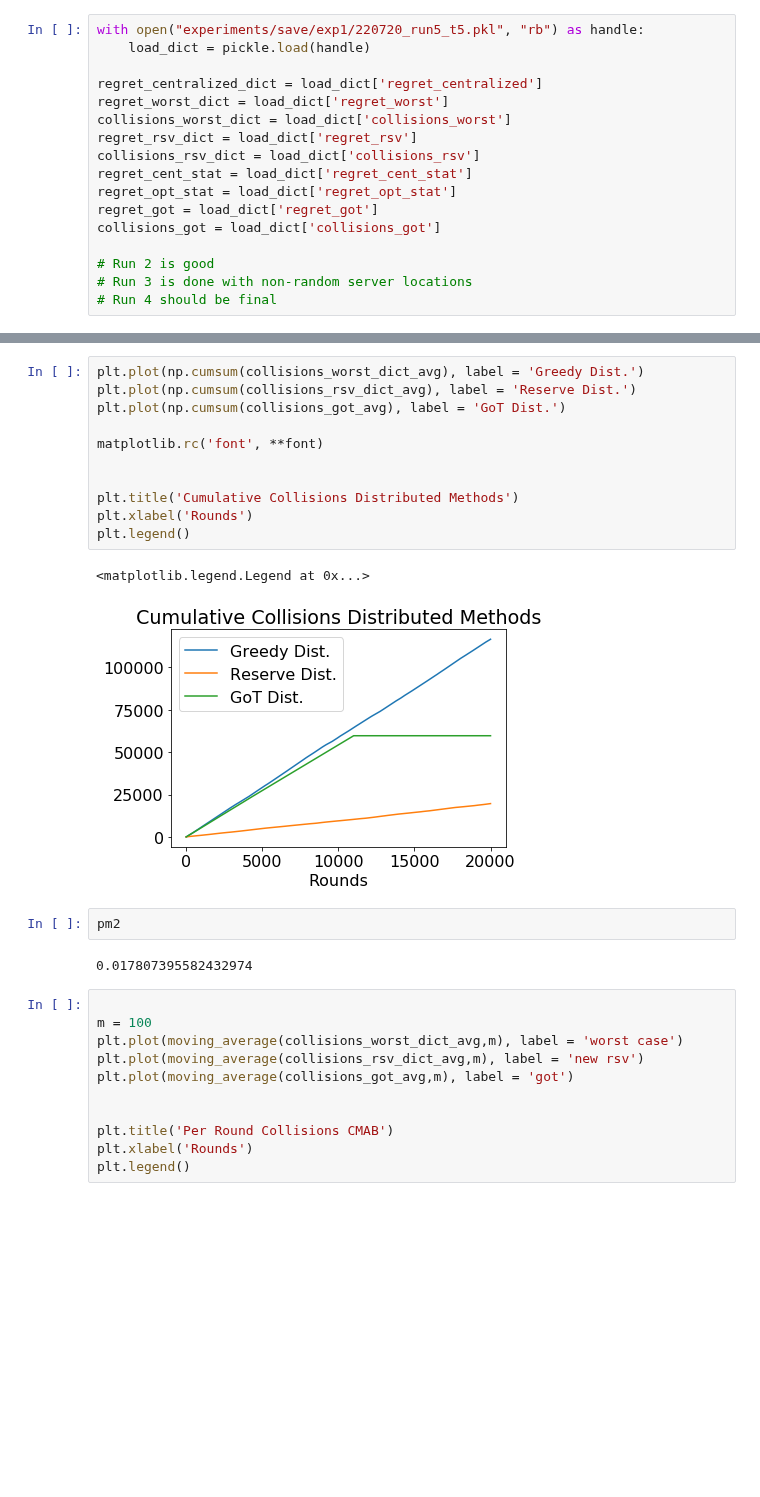
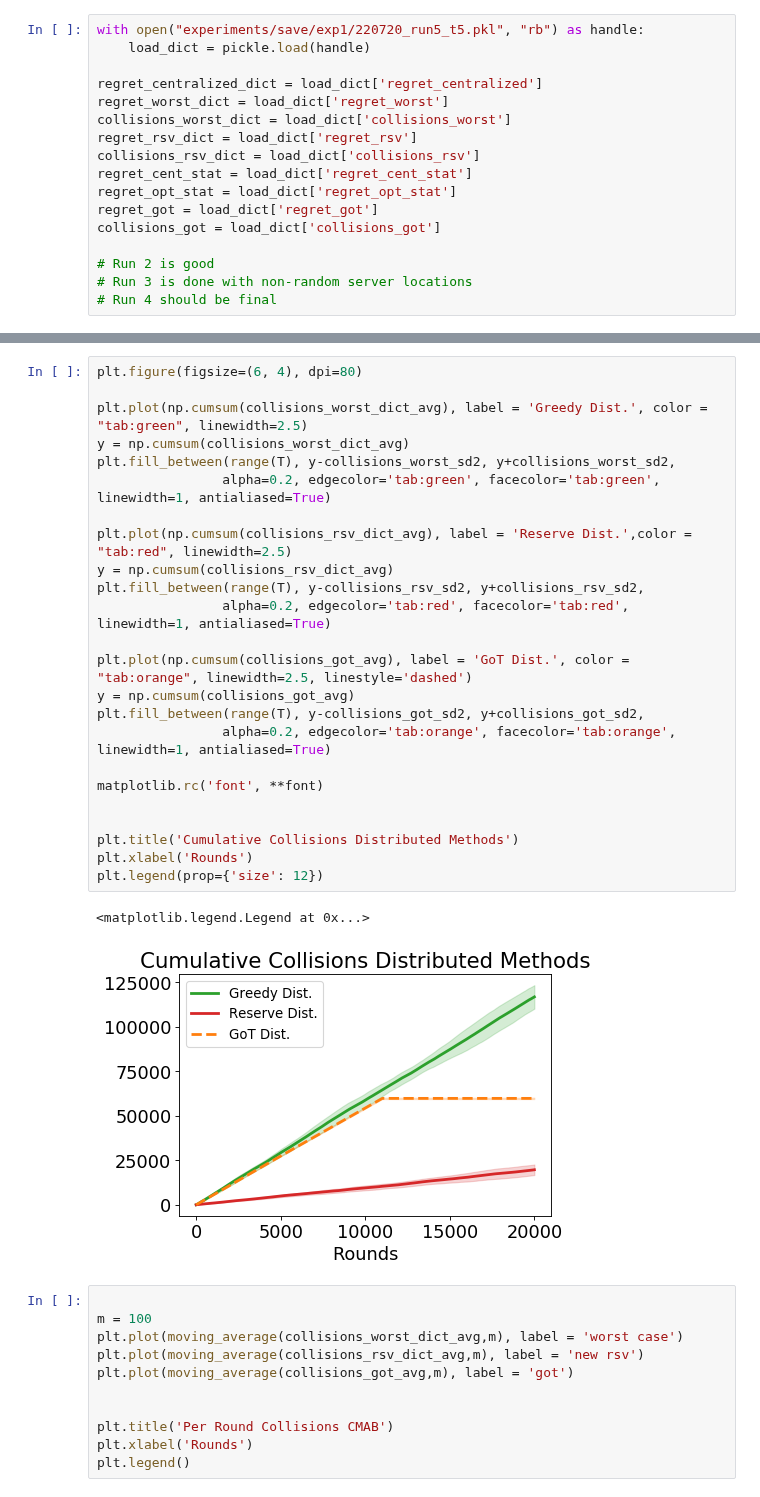
Before and after one commit to tj-kim/DistMEC, a Jupyter notebook: experiments/22_07_19 Exp1 Algorithm Comparison.ipynb, the cells around one changed output, grey strips where cells are left out. Drawn from its saved outputs; the diff is of its cells as text; blank space fills up the shorter version.

```diff
--- a/experiments/22_07_19 Exp1 Algorithm Comparison.ipynb
+++ b/experiments/22_07_19 Exp1 Algorithm Comparison.ipynb
@@ -325,21 +391,30 @@ findfont: Font family ['normal'] not found. Falling back to DejaVu Sans.
-# %%
-plt.plot(np.cumsum(collisions_worst_dict_avg), label = 'Greedy Dist.')
-plt.plot(np.cumsum(collisions_rsv_dict_avg), label = 'Reserve Dist.')
-plt.plot(np.cumsum(collisions_got_avg), label = 'GoT Dist.')
-
-matplotlib.rc('font', **font)
-
-
-plt.title('Cumulative Collisions Distributed Methods')
-plt.xlabel('Rounds')
-plt.legend()
-# %% [output]
-<matplotlib.legend.Legend at 0x...>
-[figure, removed]
-# %%
-pm2
-# %% [output]
-0.017807395582432974
+# %%
+plt.figure(figsize=(6, 4), dpi=80)
+
+plt.plot(np.cumsum(collisions_worst_dict_avg), label = 'Greedy Dist.', color = "tab:green", linewidth=2.5)
+y = np.cumsum(collisions_worst_dict_avg)
+plt.fill_between(range(T), y-collisions_worst_sd2, y+collisions_worst_sd2,
+                alpha=0.2, edgecolor='tab:green', facecolor='tab:green', linewidth=1, antialiased=True)
+
+plt.plot(np.cumsum(collisions_rsv_dict_avg), label = 'Reserve Dist.',color = "tab:red", linewidth=2.5)
+y = np.cumsum(collisions_rsv_dict_avg)
+plt.fill_between(range(T), y-collisions_rsv_sd2, y+collisions_rsv_sd2,
+                alpha=0.2, edgecolor='tab:red', facecolor='tab:red', linewidth=1, antialiased=True)
+
+plt.plot(np.cumsum(collisions_got_avg), label = 'GoT Dist.', color = "tab:orange", linewidth=2.5, linestyle='dashed')
+y = np.cumsum(collisions_got_avg)
+plt.fill_between(range(T), y-collisions_got_sd2, y+collisions_got_sd2,
+                alpha=0.2, edgecolor='tab:orange', facecolor='tab:orange', linewidth=1, antialiased=True)
+
+matplotlib.rc('font', **font)
+
+
+plt.title('Cumulative Collisions Distributed Methods')
+plt.xlabel('Rounds')
+plt.legend(prop={'size': 12})
+# %% [output]
+<matplotlib.legend.Legend at 0x...>
+[figure, added]
 # %%
 
 m = 100
```
Also changed, not shown: parts of 5 cells of this notebook, 16 other files.
